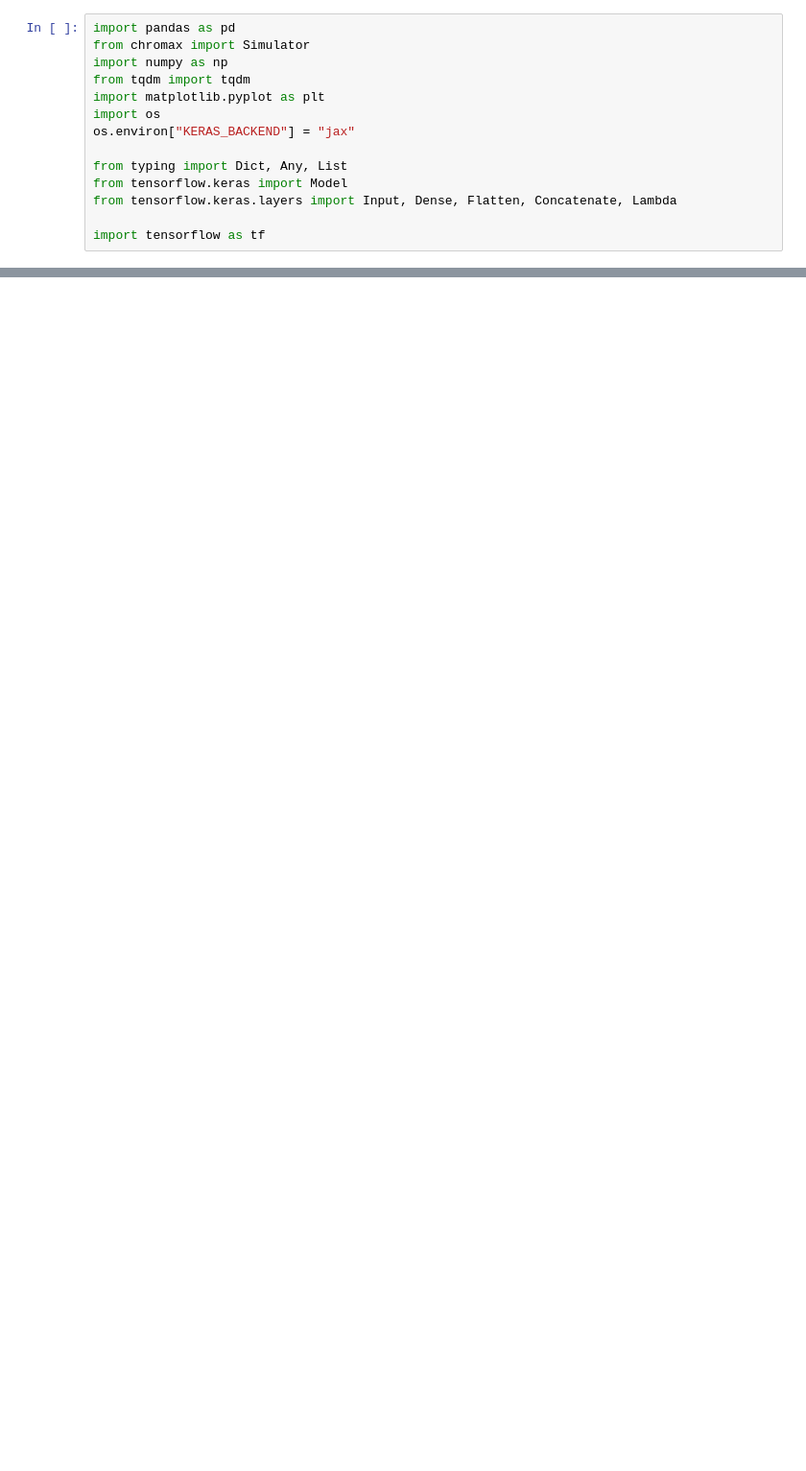
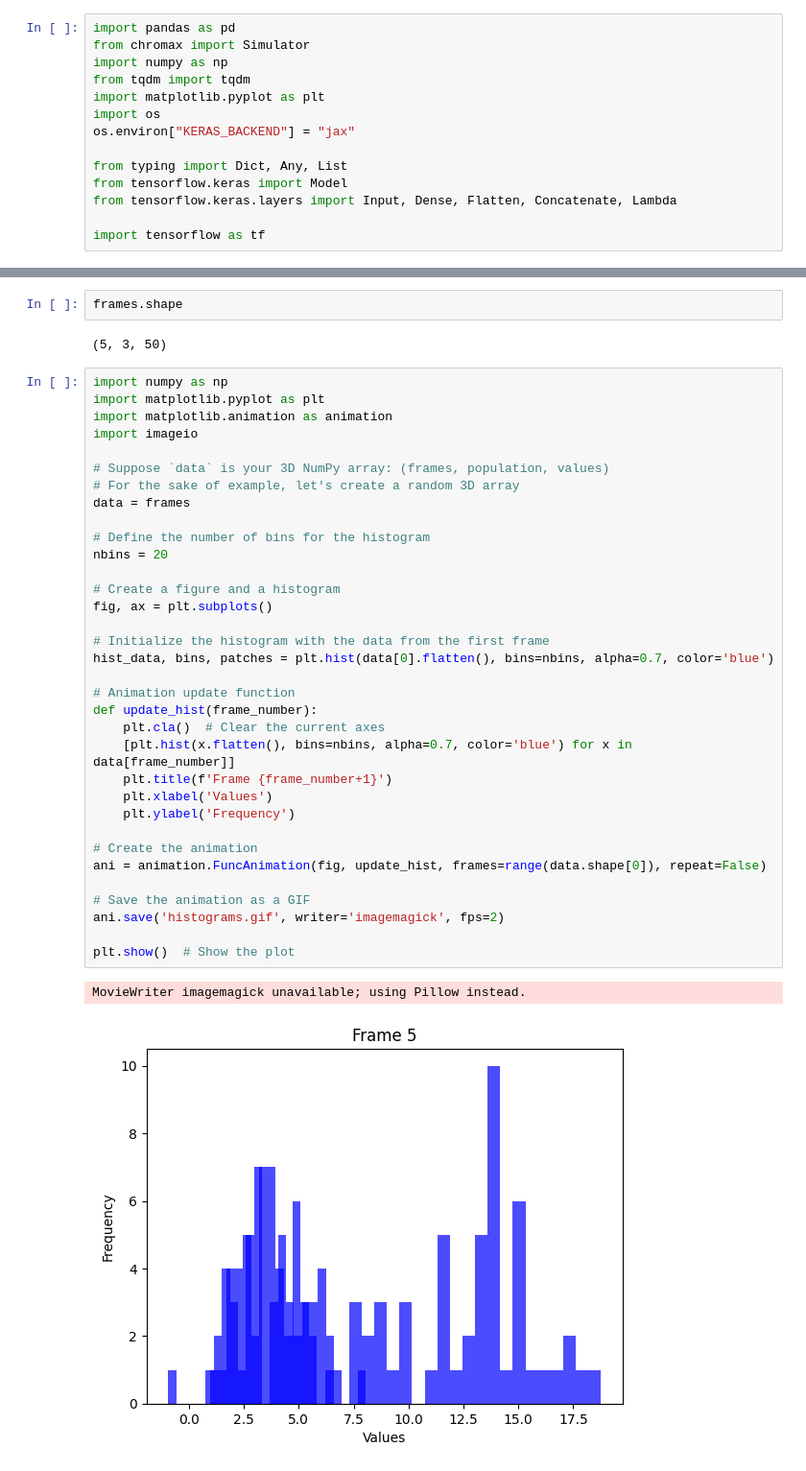
Before and after one commit to cjGO/breeder_agent, a Jupyter notebook: min.ipynb, the cells around one changed output, grey strips where cells are left out. Shown at 96% size. Cells and saved outputs as stored; diff of their text form; blank space fills up the shorter version.

```diff
--- a/min.ipynb
+++ b/min.ipynb
@@ -235,0 +294,41 @@ first score list shape (3, 50)
+# %%
+frames.shape
+# %% [output]
+(5, 3, 50)
+# %%
+import numpy as np
+import matplotlib.pyplot as plt
+import matplotlib.animation as animation
+import imageio
+
+# Suppose `data` is your 3D NumPy array: (frames, population, values)
+# For the sake of example, let's create a random 3D array
+data = frames
+
+# Define the number of bins for the histogram
+nbins = 20
+
+# Create a figure and a histogram
+fig, ax = plt.subplots()
+
+# Initialize the histogram with the data from the first frame
+hist_data, bins, patches = plt.hist(data[0].flatten(), bins=nbins, alpha=0.7, color='blue')
+
+# Animation update function
+def update_hist(frame_number):
+    plt.cla()  # Clear the current axes
+    [plt.hist(x.flatten(), bins=nbins, alpha=0.7, color='blue') for x in data[frame_number]]
+    plt.title(f'Frame {frame_number+1}')
+    plt.xlabel('Values')
+    plt.ylabel('Frequency')
+
+# Create the animation
+ani = animation.FuncAnimation(fig, update_hist, frames=range(data.shape[0]), repeat=False)
+
+# Save the animation as a GIF
+ani.save('histograms.gif', writer='imagemagick', fps=2)
+
+plt.show()  # Show the plot
+# %% [output]
+MovieWriter imagemagick unavailable; using Pillow instead.
+[figure, added]
```
Also changed, not shown: parts of 17 cells of this notebook, 1 other file.
